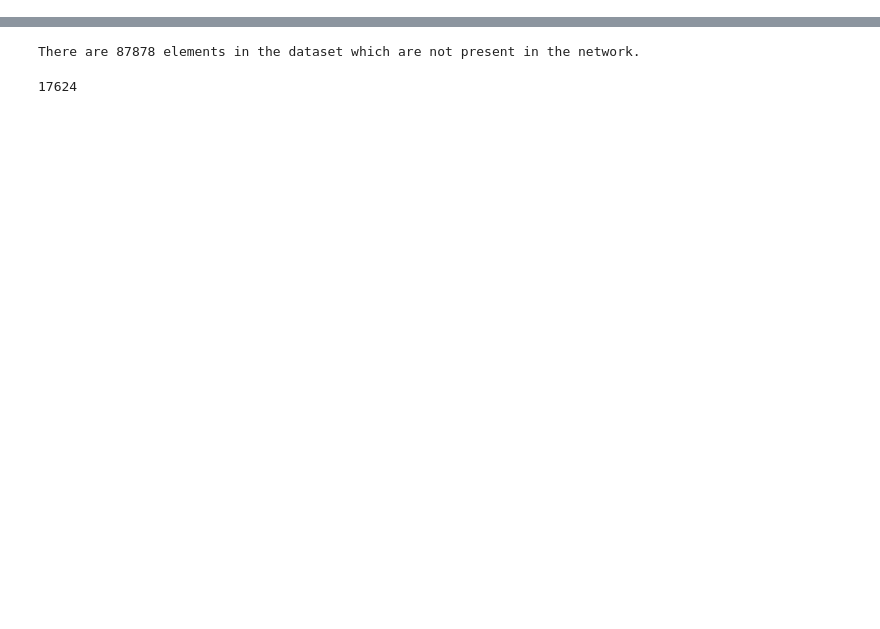
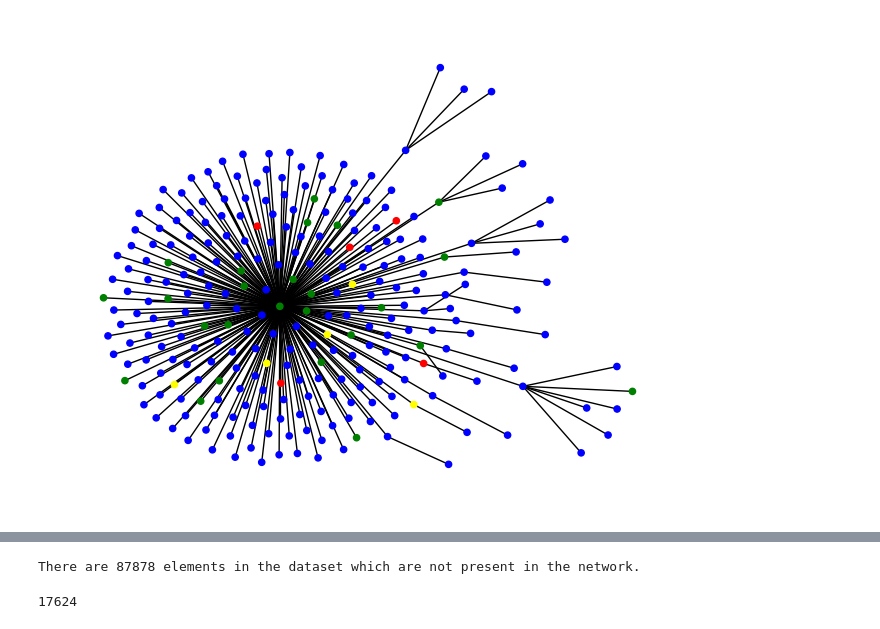
Before and after one commit to MatthiasPersonnaz/Mercor_Cheating_Detection, a Jupyter notebook: Mercor_Cheating_Detection.ipynb, the cells around one changed output, grey strips where cells are left out. Saved outputs shown, nothing was run; the diff lists cells and outputs as text; code cells hidden in the pictures; blank space fills up the shorter version.

```diff
--- a/Mercor_Cheating_Detection.ipynb
+++ b/Mercor_Cheating_Detection.ipynb
@@ -87,7 +71,7 @@ params = {
     "n_jobs": 4,
 }
 
-xgb = dataset.fit_xgboost_model(df_train)
+xgb = dataset.fit_xgboost_model(dataset.df_train, params=params)
 
-dataset.evaluate_xgboost_model(xgb, df_test)
+dataset.evaluate_xgboost_model(xgb, dataset.df_test)
 # %% [output]
@@ -101,0 +81,5 @@ Parameters: { "n_estimators" } are not used.
+# %%
+import social_graph
+
+network = social_graph.SocialGraph(source_file=DATA_PATH + "social_graph.csv")
+network.build(limit=None)
@@ -101,0 +116,4 @@ Parameters: { "n_estimators" } are not used.
+# %%
+network.plot_subgraph_view(community_idx=124, dataset_train=dataset.df_train, dataset_test=dataset.df_test)
+# %% [output]
+[figure, added]
```
Also changed, not shown: parts of 19 cells of this notebook, 2 other files.
